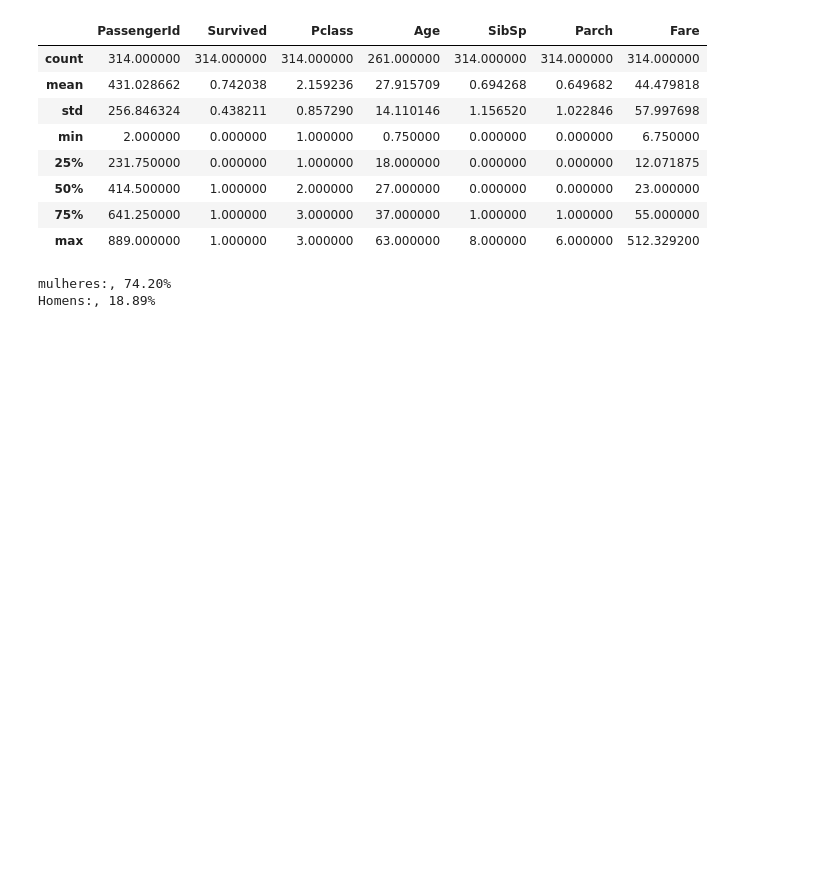
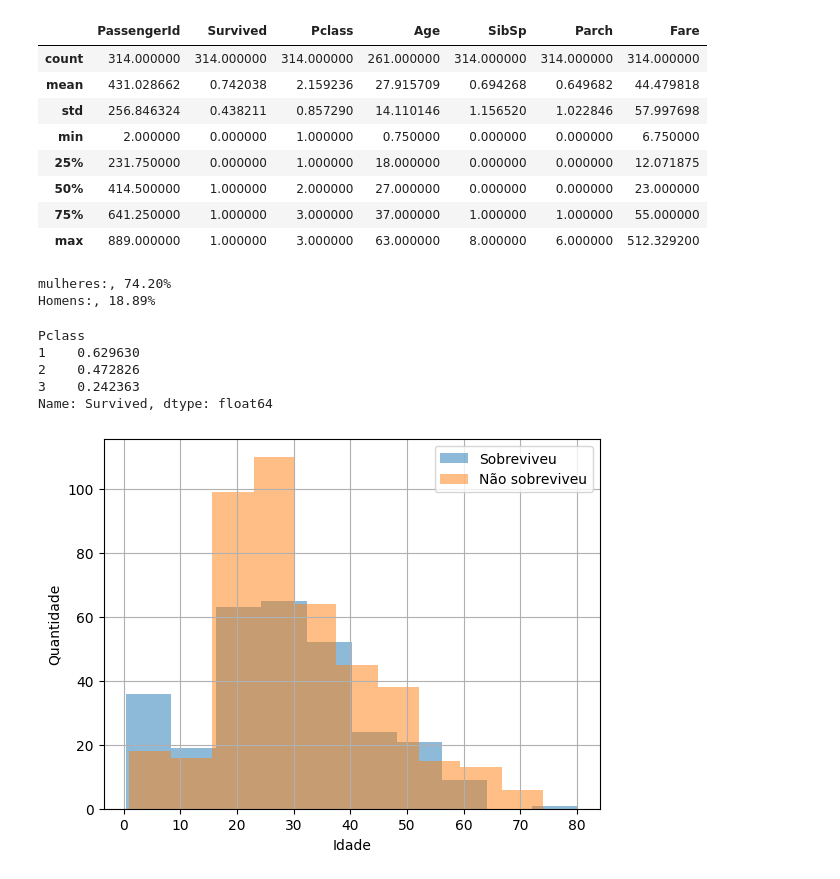
Before and after one commit to joaobenedetmachado/ml-playground, a Jupyter notebook: titanic/titanic.ipynb, the cells around one changed output. Cells and saved outputs as stored; diff of their text form; code cells hidden in the pictures; blank space fills up the shorter version.

```diff
--- a/titanic/titanic.ipynb
+++ b/titanic/titanic.ipynb
@@ -105,3 +105,22 @@ print(f"Homens:, {prob_homens_sobrevivem:.2%}")
 # %% [output]
 mulheres:, 74.20%
 Homens:, 18.89%
+# %%
+sobrevivencia_por_classe = df.groupby("Pclass")["Survived"].mean()
+print(sobrevivencia_por_classe)
+# %% [output]
+Pclass
+1    0.629630
+2    0.472826
+3    0.242363
+Name: Survived, dtype: float64
+# %%
+
+df[df["Survived"] == 1]["Age"].hist(alpha=0.5, label="Sobreviveu")
+df[df["Survived"] == 0]["Age"].hist(alpha=0.5, label="Não sobreviveu")
+plt.legend()
+plt.xlabel("Idade")
+plt.ylabel("Quantidade")
+plt.show()
+# %% [output]
+[figure, added]
```
Also changed, not shown: parts of 1 cell of this notebook, 1 other file.
